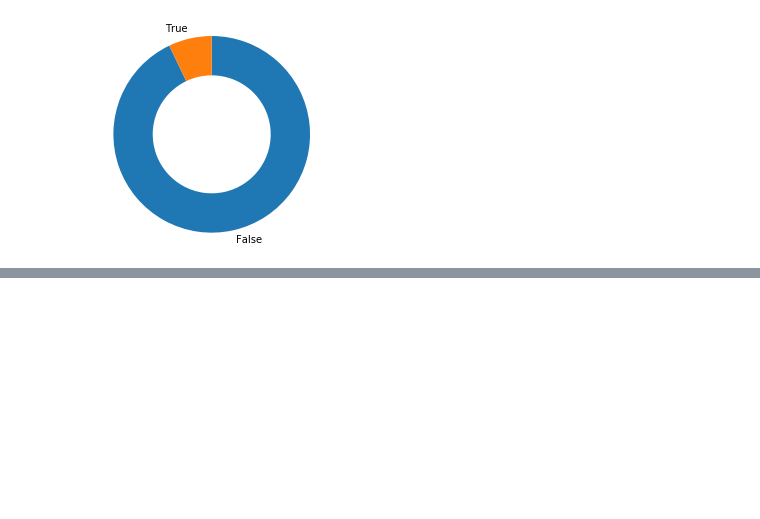
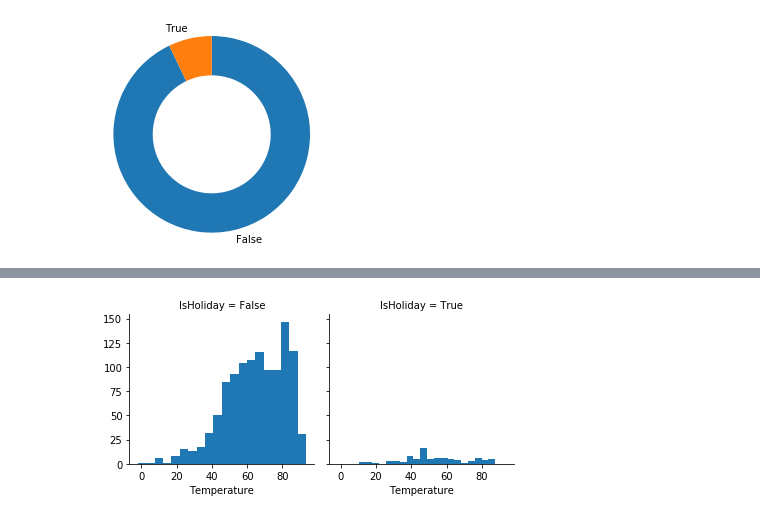
Before and after one commit to Ekeopara-Praise/Data-Analyst-Nanodegree-Course, a Jupyter notebook: PART 5 Data Visualization/Counting_Missing_Data.ipynb, the cells around one changed output, grey strips where cells are left out. Drawn from its saved outputs; the diff is of its cells as text; code cells hidden in the pictures; blank space fills up the shorter version.

Commit message:
Part 5 Data Visualization Project

```diff
--- a/PART 5 Data Visualization/Counting_Missing_Data.ipynb
+++ b/PART 5 Data Visualization/Counting_Missing_Data.ipynb
@@ -111,0 +121,5 @@ plt.axis('square');
+# %%
+g = sb.FacetGrid(data=sales, col='IsHoliday')
+g.map(plt.hist, 'Temperature', bins=20);
+# %% [output]
+[figure, added]
```
Also changed, not shown: parts of 1 cell of this notebook, 17 other files.
